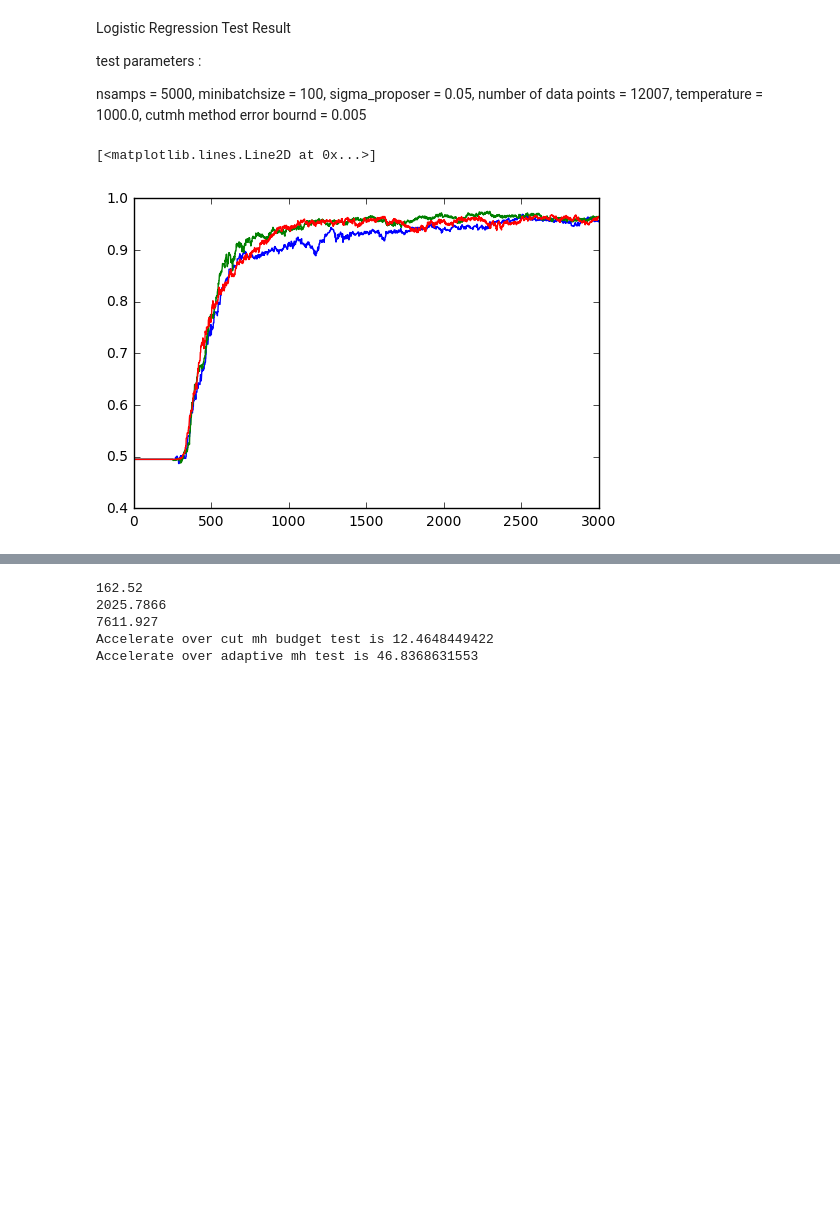
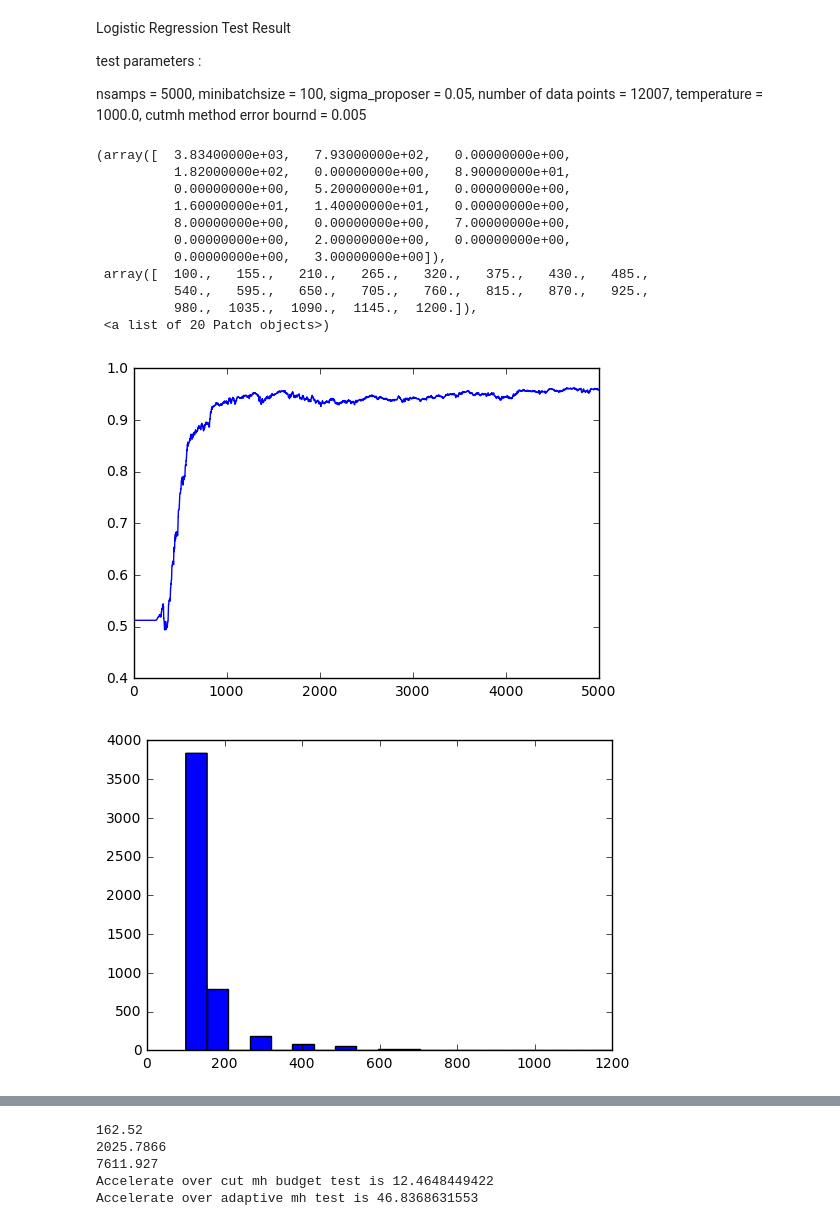
Before and after one commit to DanielTakeshi/New_MH_Test, a Jupyter notebook: code/plot_result_logisticRegression.ipynb, the cells around one changed output, grey strips where cells are left out. Cells and saved outputs as stored; diff of their text form; code cells hidden in the pictures; blank space fills up the shorter version.

```diff
--- a/code/plot_result_logisticRegression.ipynb
+++ b/code/plot_result_logisticRegression.ipynb
@@ -24,51 +24,65 @@ nsamps = 5000, minibatchsize = 100, sigma_proposer = 0.05, number of data points
 # %%
 """NEW! Let's re-plot, this time with the revised script to test for larger sizes.
 
 (Mostly written by Daniel, aided by Xinlei's previous template.)
 """
 
 # Let's get the file (df = data file) with all the matrices inside it.
-df = h5py.File('logisticdata.mat');
-N = 3000
+df_ours = h5py.File('output/logistic_results_ours_50000.mat');
+N = 5000
 
 # The actual "theta" samples.
-samples_ours = np.array(df['samples_ours'])
-samples_kora = np.array(df['samples_kora'])
-samples_bard = np.array(df['samples_bard'])
+samples_ours = np.array(df_ours['samples_ours'])
+#samples_kora = np.array(df['samples_kora'])
+#samples_bard = np.array(df['samples_bard'])
 
 # The cumulative MB sizes.
-cum_size_ours = np.array(df['cum_size_ours'])
-cum_size_kora = np.array(df['cum_size_kora'])
-cum_size_bard = np.array(df['cum_size_bard'])
+cum_size_ours = np.array(df_ours['cum_size_ours'])
+#cum_size_kora = np.array(df['cum_size_kora'])
+#cum_size_bard = np.array(df['cum_size_bard'])
 
 # The per-iteration mini-batch sizes.
-mb_size_ours = np.array(df['mb_size_ours'])
-mb_size_kora = np.array(df['mb_size_kora'])
-mb_size_bard = np.array(df['mb_size_bard'])
+mb_size_ours = np.array(df_ours['mb_size_ours'])
+#mb_size_kora = np.array(df['mb_size_kora'])
+#mb_size_bard = np.array(df['mb_size_bard'])
 
 # LL on training set
-ll_train_ours = np.array(df['ll_train_ours'])
-ll_train_kora = np.array(df['ll_train_kora'])
-ll_train_bard = np.array(df['ll_train_bard'])
+ll_train_ours = np.array(df_ours['ll_train_ours'])
+#ll_train_kora = np.array(df['ll_train_kora'])
+#ll_train_bard = np.array(df['ll_train_bard'])
 
 # LL on testing set (we should probably be using this)
-ll_test_ours = np.array(df['ll_test_ours']).reshape(N,1)
-ll_test_kora = np.array(df['ll_test_kora']).reshape(N,1)
-ll_test_bard = np.array(df['ll_test_bard']).reshape(N,1)
+ll_test_ours = np.array(df_ours['ll_test_ours']).reshape(N,1)
+#ll_test_kora = np.array(df['ll_test_kora']).reshape(N,1)
+#ll_test_bard = np.array(df['ll_test_bard']).reshape(N,1)
 
 # Finally, accuracy!!
-accuracy_ours = np.array(df['accuracy_ours']).reshape(N,1)
-accuracy_kora = np.array(df['accuracy_kora']).reshape(N,1)
-accuracy_bard = np.array(df['accuracy_bard']).reshape(N,1)
+accuracy_ours = np.array(df_ours['accuracy_ours']).reshape(N,1)
+#accuracy_kora = np.array(df['accuracy_kora']).reshape(N,1)
+#accuracy_bard = np.array(df['accuracy_bard']).reshape(N,1)
 
 
 plt.figure()
 plt.plot(accuracy_ours)
-plt.plot(accuracy_kora)
-plt.plot(accuracy_bard)
+#plt.plot(accuracy_kora)
+#plt.plot(accuracy_bard)
+
+plt.figure()
+plt.hist(mb_size_ours, bins=20)
 # %% [output]
-[<matplotlib.lines.Line2D at 0x...>]
+(array([  3.83400000e+03,   7.93000000e+02,   0.00000000e+00,
+          1.82000000e+02,   0.00000000e+00,   8.90000000e+01,
+          0.00000000e+00,   5.20000000e+01,   0.00000000e+00,
+          1.60000000e+01,   1.40000000e+01,   0.00000000e+00,
+          8.00000000e+00,   0.00000000e+00,   7.00000000e+00,
+          0.00000000e+00,   2.00000000e+00,   0.00000000e+00,
+          0.00000000e+00,   3.00000000e+00]),
+ array([  100.,   155.,   210.,   265.,   320.,   375.,   430.,   485.,
+          540.,   595.,   650.,   705.,   760.,   815.,   870.,   925.,
+          980.,  1035.,  1090.,  1145.,  1200.]),
+ <a list of 20 Patch objects>)
-[figure, old version]
+[figure, new version]
+[figure, added]
 # %%
 """
 Now we can plot the *performance* on Logistic Regression.
```
Also changed, not shown: parts of 1 cell of this notebook, 2 other files.
